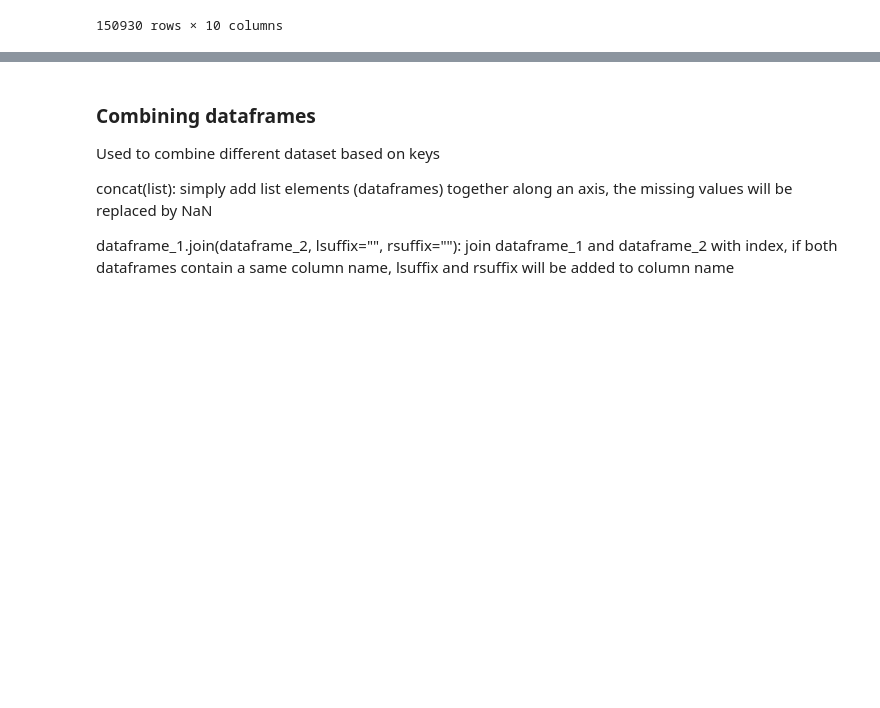
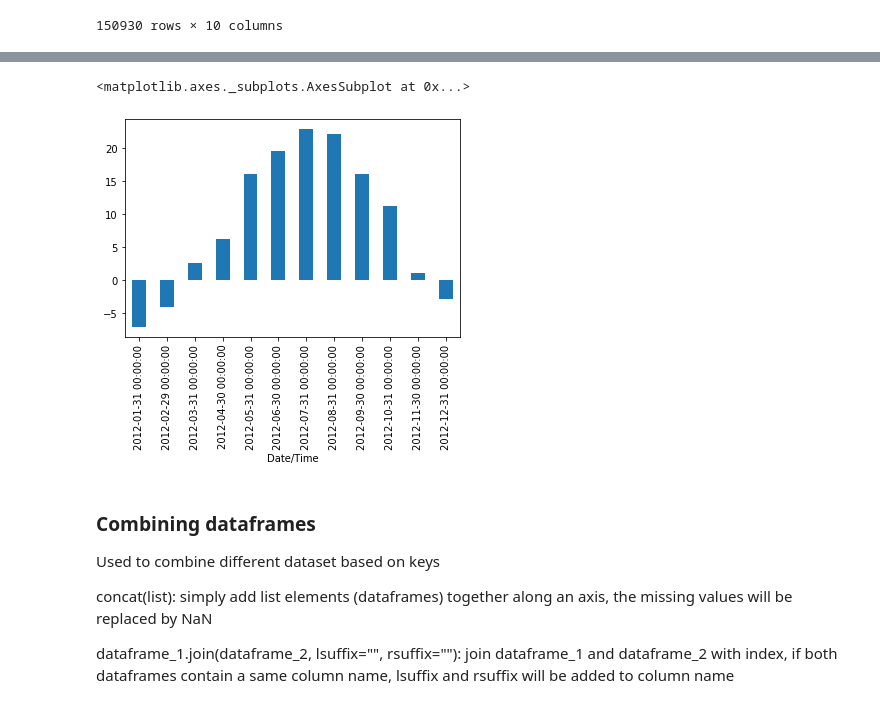
Before and after one commit to gillouche/exploratory-data-analysis, a Jupyter notebook: notebooks/001. pandas.ipynb, the cells around one changed output, grey strips where cells are left out. Saved outputs shown, nothing was run; the diff lists cells and outputs as text; code cells hidden in the pictures; blank space fills up the shorter version.

```diff
--- a/notebooks/001. pandas.ipynb
+++ b/notebooks/001. pandas.ipynb
@@ -885,3 +1085,8 @@ df.rename_axis("wines", axis="rows").rename_axis("fields", axis="columns")
+# %%
+df["Temp (C)"].resample('M').median().plot(kind='bar')
+# %% [output]
+<matplotlib.axes._subplots.AxesSubplot at 0x...>
+[figure, added]
 # %% [markdown]
 ### Combining dataframes
 
```
Also changed, not shown: parts of 37 cells of this notebook, 7 other files.
